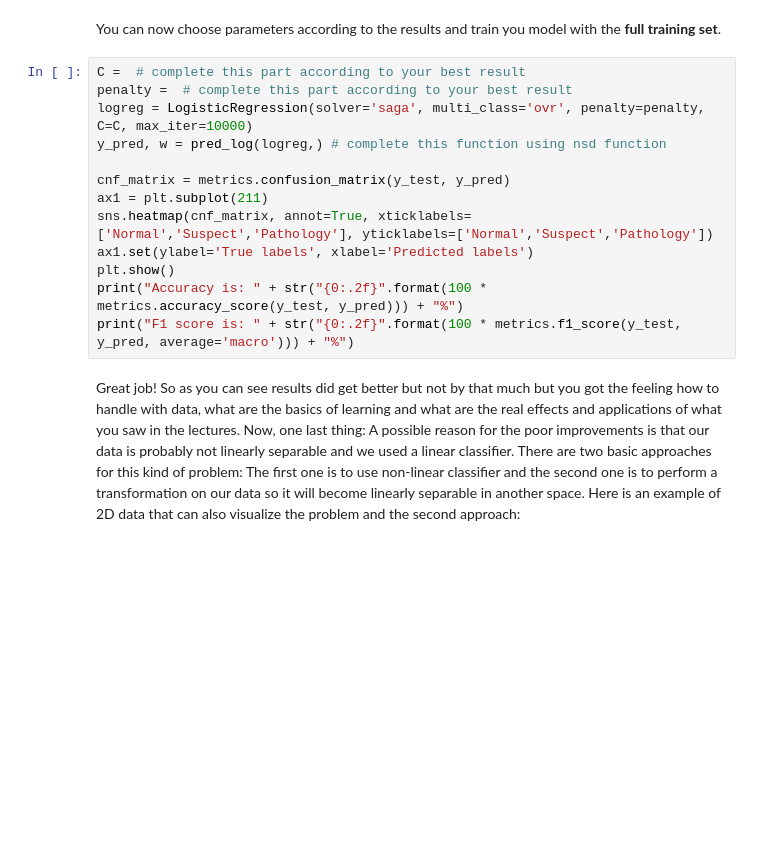
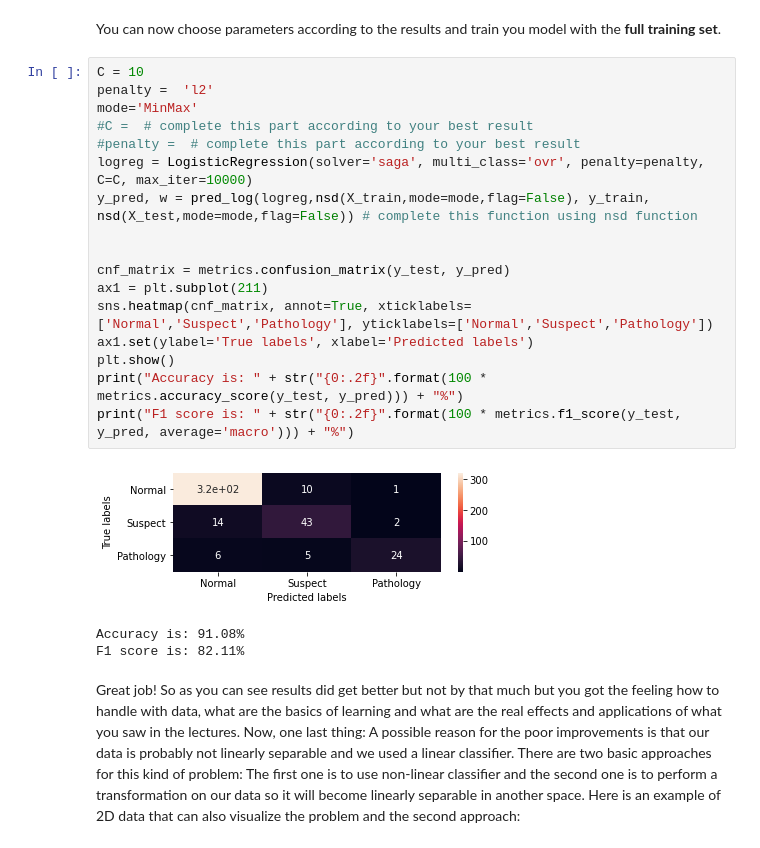
Before and after one commit to mlh-master/hw1_mlh-elinoy-matan, a Jupyter notebook: HW1.ipynb, the cells around one changed output. Saved outputs shown, nothing was run; the diff lists cells and outputs as text; blank space fills up the shorter version.

```diff
--- a/HW1.ipynb
+++ b/HW1.ipynb
@@ -449,18 +522,26 @@ plt.show()
 # %% [markdown]
 You can now choose parameters according to the results and train you model with the **full training set**.
 # %%
-C =  # complete this part according to your best result
-penalty =  # complete this part according to your best result
+C = 10
+penalty =  'l2'
+mode='MinMax'
+#C =  # complete this part according to your best result
+#penalty =  # complete this part according to your best result
 logreg = LogisticRegression(solver='saga', multi_class='ovr', penalty=penalty, C=C, max_iter=10000)
-y_pred, w = pred_log(logreg,) # complete this function using nsd function
+y_pred, w = pred_log(logreg,nsd(X_train,mode=mode,flag=False), y_train, nsd(X_test,mode=mode,flag=False)) # complete this function using nsd function
+
 
 cnf_matrix = metrics.confusion_matrix(y_test, y_pred)
 ax1 = plt.subplot(211)
 sns.heatmap(cnf_matrix, annot=True, xticklabels=['Normal','Suspect','Pathology'], yticklabels=['Normal','Suspect','Pathology'])
 ax1.set(ylabel='True labels', xlabel='Predicted labels')
 plt.show()
 print("Accuracy is: " + str("{0:.2f}".format(100 * metrics.accuracy_score(y_test, y_pred))) + "%")
 print("F1 score is: " + str("{0:.2f}".format(100 * metrics.f1_score(y_test, y_pred, average='macro'))) + "%")
+# %% [output]
+[figure, added]
+Accuracy is: 91.08%
+F1 score is: 82.11%
 # %% [markdown]
 Great job! So as you can see results did get better but not by that much but you got the feeling how to handle with data, what are the basics of learning and what are the real effects and applications of what you saw in the lectures. Now, one last thing: A possible reason for the poor improvements is that our data is probably not linearly separable and we used a linear classifier. There are two basic approaches for this kind of problem:
 The first one is to use non-linear classifier and the second one is to perform a transformation on our data so it will become linearly separable in another space. Here is an example of 2D data that can also visualize the problem and the second approach:
```
Also changed, not shown: parts of 39 cells of this notebook, 2 other files.
